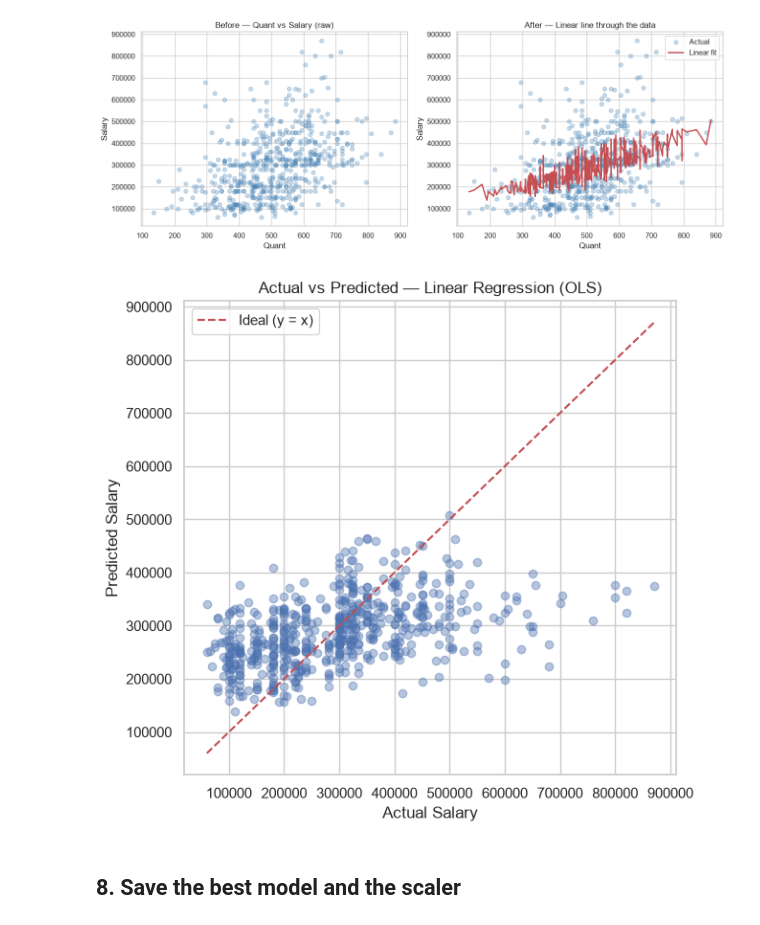
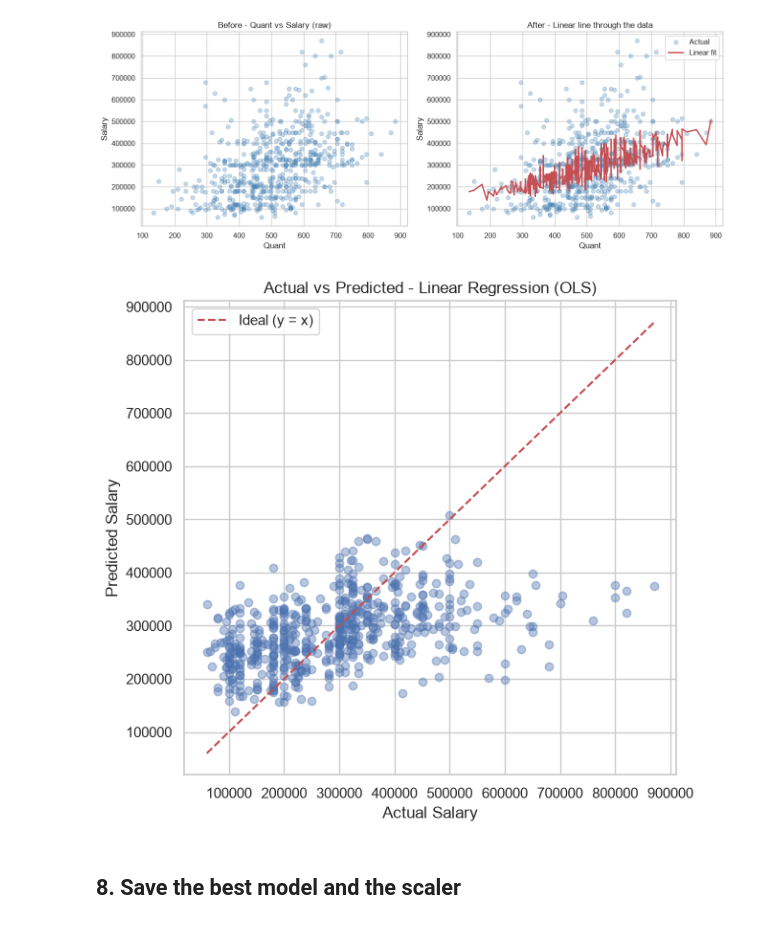
Before and after one commit to IH-honnette/ml_regression_analysis, a Jupyter notebook: summative/linear_regression/multivariate.ipynb, the cells around one changed output. Saved outputs shown, nothing was run; the diff lists cells and outputs as text; code cells hidden in the pictures.

```diff
--- a/summative/linear_regression/multivariate.ipynb
+++ b/summative/linear_regression/multivariate.ipynb
@@ -292,16 +292,16 @@ plt.tight_layout(); plt.show()
 # %%
 # Actual vs predicted for the best model (ideal = points on the red line)
 best_model = results[best_name]["model"]
 y_pred_best = best_model.predict(X_test_s)
 plt.figure(figsize=(6.5, 6))
 plt.scatter(y_test, y_pred_best, alpha=0.4)
 lims = [y_test.min(), y_test.max()]
 plt.plot(lims, lims, "r--", label="Ideal (y = x)")
 plt.xlabel("Actual Salary"); plt.ylabel("Predicted Salary")
-plt.title(f"Actual vs Predicted — {best_name}"); plt.legend()
+plt.title(f"Actual vs Predicted - {best_name}"); plt.legend()
 plt.tight_layout(); plt.show()
 # %% [output]
-[figure, old version]
+[figure, new version]
 # %% [markdown]
 ## 8. Save the best model and the scaler
 # %%
```
Also changed, not shown: parts of 10 cells of this notebook, 5 other files.
